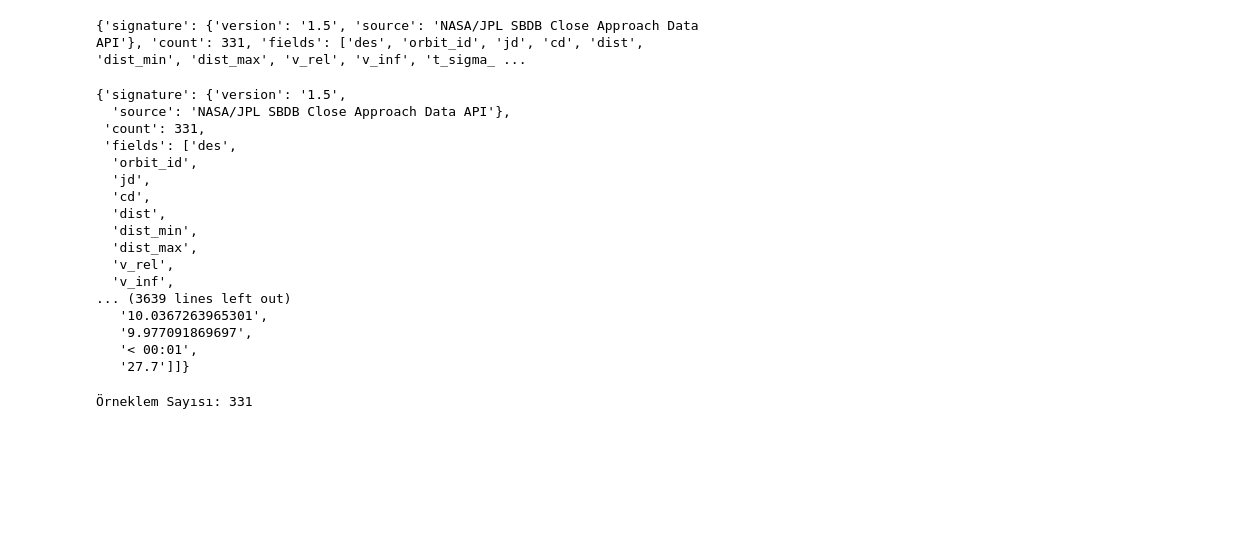
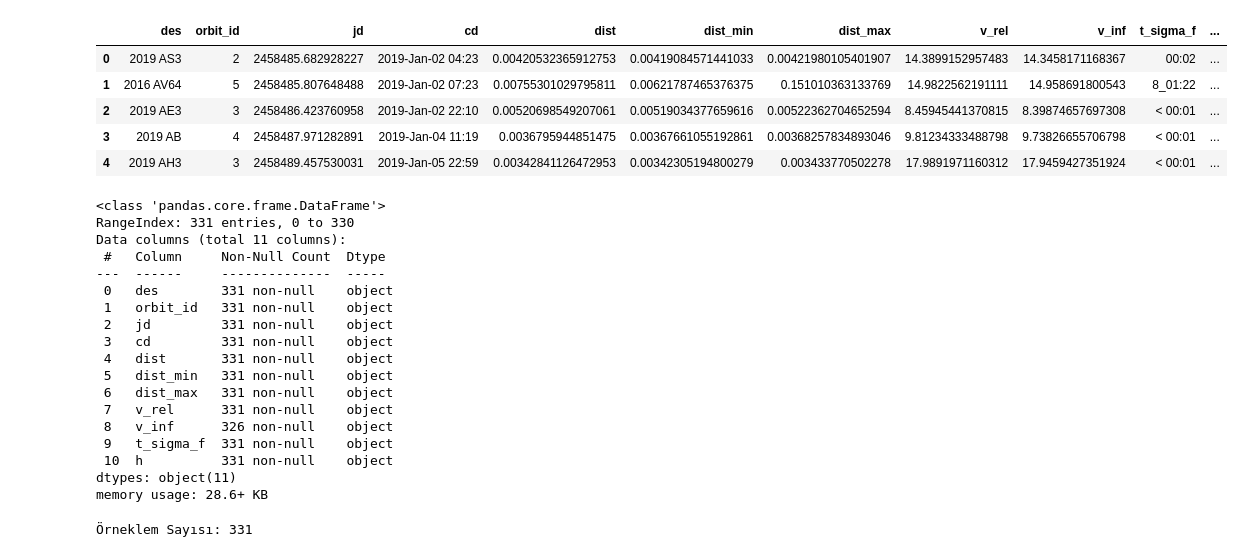
Before and after one commit to SeherKumsar/API-Project, a Jupyter notebook: data-analysis.ipynb, the cells around one changed output. Cells and saved outputs as stored; diff of their text form; code cells hidden in the pictures; blank space fills up the shorter version.

```diff
--- a/data-analysis.ipynb
+++ b/data-analysis.ipynb
@@ -23,29 +11,36 @@ nasa = nasapy.Nasa(key='NASA_API_KEY')
 # Get the data from the NASA_API_KEY and save it to a file
 # Example usage
 result = closes_approach(date_min='2019-01-01', date_max='2019-12-31', dist_max=0.01)
-
-# Display the result
-print(result)
-# %% [output]
-{'signature': {'version': '1.5', 'source': 'NASA/JPL SBDB Close Approach Data API'}, 'count': 331, 'fields': ['des', 'orbit_id', 'jd', 'cd', 'dist', 'dist_min', 'dist_max', 'v_rel', 'v_inf', 't_sigma_ ...
-# %%
-result
-# %% [output]
-{'signature': {'version': '1.5',
-  'source': 'NASA/JPL SBDB Close Approach Data API'},
- 'count': 331,
- 'fields': ['des',
-  'orbit_id',
-  'jd',
-  'cd',
-  'dist',
-  'dist_min',
-  'dist_max',
-  'v_rel',
-  'v_inf',
-... (3639 lines left out)
-   '10.0367263965301',
-   '9.977091869697',
-   '< 00:01',
-   '27.7']]}
+# %%
+# Create a DataFrame from the 'data' key
+df = pd.DataFrame(result['data'], columns=result['fields'])
+df.head()
+# %% [output]
+|  | des | orbit_id | jd | cd | dist | dist_min | dist_max | v_rel | v_inf | t_sigma_f | ... |
+| 0 | 2019 AS3 | 2 | 2458485.682928227 | 2019-Jan-02 04:23 | 0.00420532365912753 | 0.00419084571441033 | 0.00421980105401907 | 14.3899152957483 | 14.3458171168367 | 00:02 | ... |
+| 1 | 2016 AV64 | 5 | 2458485.807648488 | 2019-Jan-02 07:23 | 0.00755301029795811 | 0.00621787465376375 | 0.151010363133769 | 14.9822562191111 | 14.958691800543 | 8_01:22 | ... |
+| 2 | 2019 AE3 | 3 | 2458486.423760958 | 2019-Jan-02 22:10 | 0.00520698549207061 | 0.00519034377659616 | 0.00522362704652594 | 8.45945441370815 | 8.39874657697308 | < 00:01 | ... |
+| 3 | 2019 AB | 4 | 2458487.971282891 | 2019-Jan-04 11:19 | 0.0036795944851475 | 0.00367661055192861 | 0.00368257834893046 | 9.81234333488798 | 9.73826655706798 | < 00:01 | ... |
+| 4 | 2019 AH3 | 3 | 2458489.457530031 | 2019-Jan-05 22:59 | 0.00342841126472953 | 0.00342305194800279 | 0.003433770502278 | 17.9891971160312 | 17.9459427351924 | < 00:01 | ... |
+# %%
+df.info()
+# %% [output]
+<class 'pandas.core.frame.DataFrame'>
+RangeIndex: 331 entries, 0 to 330
+Data columns (total 11 columns):
+ #   Column     Non-Null Count  Dtype
+---  ------     --------------  -----
+ 0   des        331 non-null    object
+ 1   orbit_id   331 non-null    object
+ 2   jd         331 non-null    object
+ 3   cd         331 non-null    object
+ 4   dist       331 non-null    object
+ 5   dist_min   331 non-null    object
+ 6   dist_max   331 non-null    object
+ 7   v_rel      331 non-null    object
+ 8   v_inf      326 non-null    object
+ 9   t_sigma_f  331 non-null    object
+ 10  h          331 non-null    object
+dtypes: object(11)
+memory usage: 28.6+ KB
 # %%
```
Also changed, not shown: parts of 10 cells of this notebook, 1 other file.
